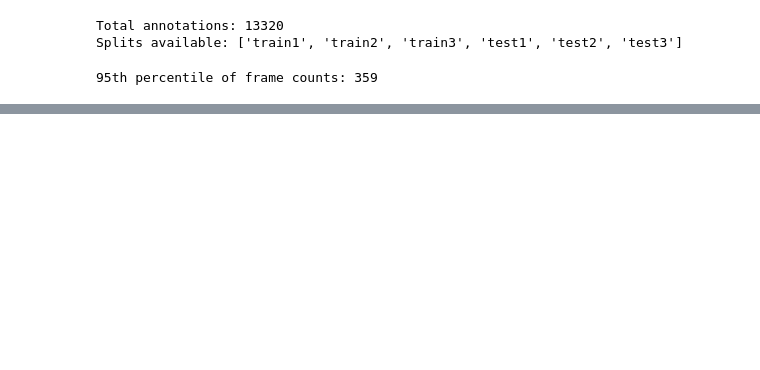
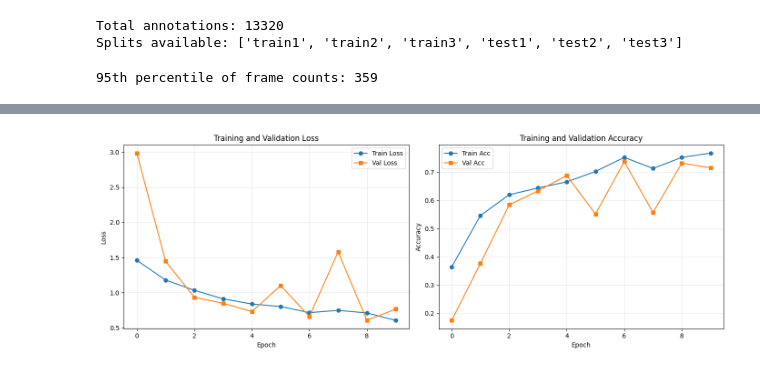
Before and after one commit to Alberto2708/UCF101, a Jupyter notebook: full_pipeline.ipynb, the cells around one changed output, grey strips where cells are left out. Saved outputs shown, nothing was run; the diff lists cells and outputs as text; code cells hidden in the pictures; blank space fills up the shorter version.

```diff
--- a/full_pipeline.ipynb
+++ b/full_pipeline.ipynb
@@ -26,22 +27,19 @@ print(f"Splits available: {list(splits.keys())}")
 Total annotations: 13320
 Splits available: ['train1', 'train2', 'train3', 'test1', 'test2', 'test3']
 # %%
-frame_counts =[]
+frame_counts = []
 num_persons = []
-keypoint_shapes = []
 
 for ann in annotations:
     keypoints = ann['keypoint']
     frame_counts.append(ann['total_frames'])
     num_persons.append(keypoints.shape[0])
-    keypoint_shapes.append(keypoints.shape)
 
 frame_counts = np.array(frame_counts)
 num_persons = np.array(num_persons)
 
 MAX_FRAMES = int(np.percentile(frame_counts, 95))
 print(f"95th percentile of frame counts: {MAX_FRAMES}")
-#Hecho así para evitar videos extremadamente largos
 # %% [output]
 95th percentile of frame counts: 359
 # %%
@@ -195,31 +184,23 @@ class PoseKeypointCNN(nn.Module):
 BATCH_SIZE = 32
 LEARNING_RATE = 0.001
 NUM_EPOCHS = 10
-
 SPLIT_NUM = 1
-
-PERSON_STRATEGY = 'max_conf'  # Opciones: 'first', 'max_conf', 'average'
-
-NUM_CLASSES_SUBSET = 5 # Poner en None para usar todas las clases
-
+PERSON_STRATEGY = 'max_conf'
+NUM_CLASSES_SUBSET = 5  # Poner "None" para usar todas las clases
 
 
 train_video_names = splits[f'train{SPLIT_NUM}']
 test_video_names = splits[f'test{SPLIT_NUM}']
 
+
 if NUM_CLASSES_SUBSET is not None:
-
     print(f"QUICK TRAINING MODE: Using only {NUM_CLASSES_SUBSET} classes")
-
 
 
     all_labels = sorted(set([ann['label'] for ann in annotations]))
     selected_classes = all_labels[:NUM_CLASSES_SUBSET]
-    print(f"Selected classes: {selected_classes}")
-
 
     frame_dir_to_ann = {str(ann['frame_dir']).strip(): ann for ann in annotations}
-
 
     train_video_names_filtered = []
     for vname in train_video_names:
@@ -241,15 +222,21 @@ if NUM_CLASSES_SUBSET is not None:
     print(f"Filtered training videos: {len(train_video_names)}")
     print(f"Filtered testing videos: {len(test_video_names)}")
 
+
 train_dataset = UCF101KeypointDataset(annotations, train_video_names, MAX_FRAMES,
                                       person_strategy=PERSON_STRATEGY, augment=True)
 test_dataset = UCF101KeypointDataset(annotations, test_video_names, MAX_FRAMES,
                                      person_strategy=PERSON_STRATEGY, augment=False)
 
-train_loader = DataLoader(train_dataset, batch_size=BATCH_SIZE, shuffle=True, num_workers=2)
-test_loader = DataLoader(test_dataset, batch_size=BATCH_SIZE, shuffle=False, num_workers=2)
+
+train_loader = DataLoader(train_dataset, batch_size=BATCH_SIZE, shuffle=True,
+                         num_workers=0, pin_memory=False)
+test_loader = DataLoader(test_dataset, batch_size=BATCH_SIZE, shuffle=False,
+                        num_workers=0, pin_memory=False)
 
 train_labels = [ann['label'] for ann in train_dataset.annotations]
 num_classes = len(set(train_labels))
+print(f"\nNumber of classes: {num_classes}")
+print(f"Batches per epoch: {len(train_loader)}")
 # %% [output]
 QUICK TRAINING MODE: Using only 5 classes
@@ -354,26 +464,24 @@ print(f"Final Test Accuracy: {test_acc:.4f}")
 # %%
 fig, axes = plt.subplots(1, 2, figsize=(14, 5))
 
-
-axes[0].plot(train_losses, label='Train Loss')
-axes[0].plot(val_losses, label='Val Loss')
+axes[0].plot(train_losses, label='Train Loss', marker='o')
+axes[0].plot(val_losses, label='Val Loss', marker='s')
 axes[0].set_xlabel('Epoch')
 axes[0].set_ylabel('Loss')
 axes[0].set_title('Training and Validation Loss')
 axes[0].legend()
-axes[0].grid(True)
+axes[0].grid(True, alpha=0.3)
 
-
-axes[1].plot(train_accs, label='Train Acc')
-axes[1].plot(val_accs, label='Val Acc')
+axes[1].plot(train_accs, label='Train Acc', marker='o')
+axes[1].plot(val_accs, label='Val Acc', marker='s')
 axes[1].set_xlabel('Epoch')
 axes[1].set_ylabel('Accuracy')
 axes[1].set_title('Training and Validation Accuracy')
 axes[1].legend()
-axes[1].grid(True)
+axes[1].grid(True, alpha=0.3)
 
 plt.tight_layout()
 plt.savefig(f'training_curves_split{SPLIT_NUM}.png', dpi=300, bbox_inches='tight')
 plt.show()
-
-print(f"\n✓ Training complete! Best model saved as 'best_model_split{SPLIT_NUM}.pth'")
+# %% [output]
+[figure, added]
```
Also changed, not shown: parts of 7 cells of this notebook, 2 other files.
